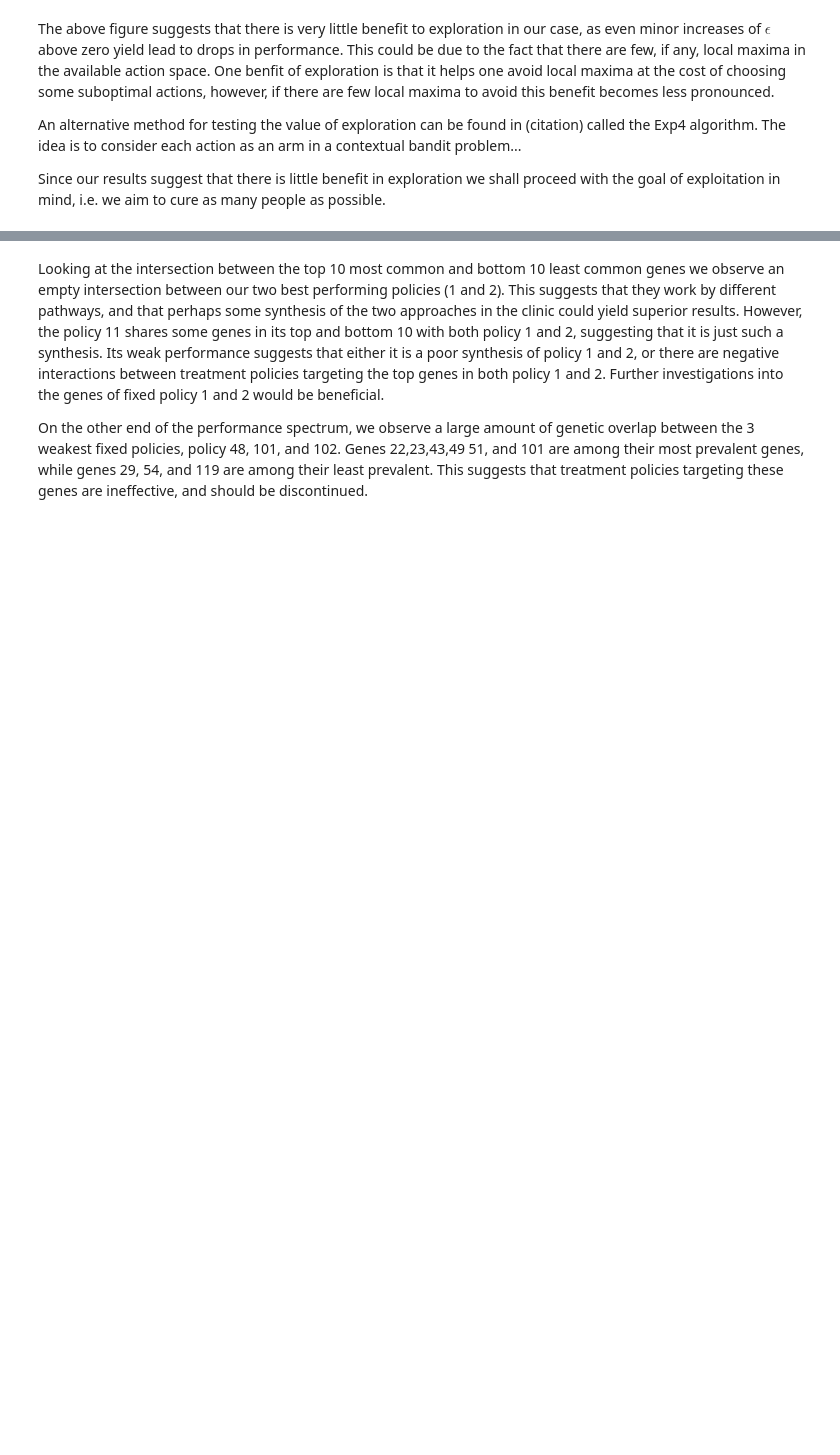
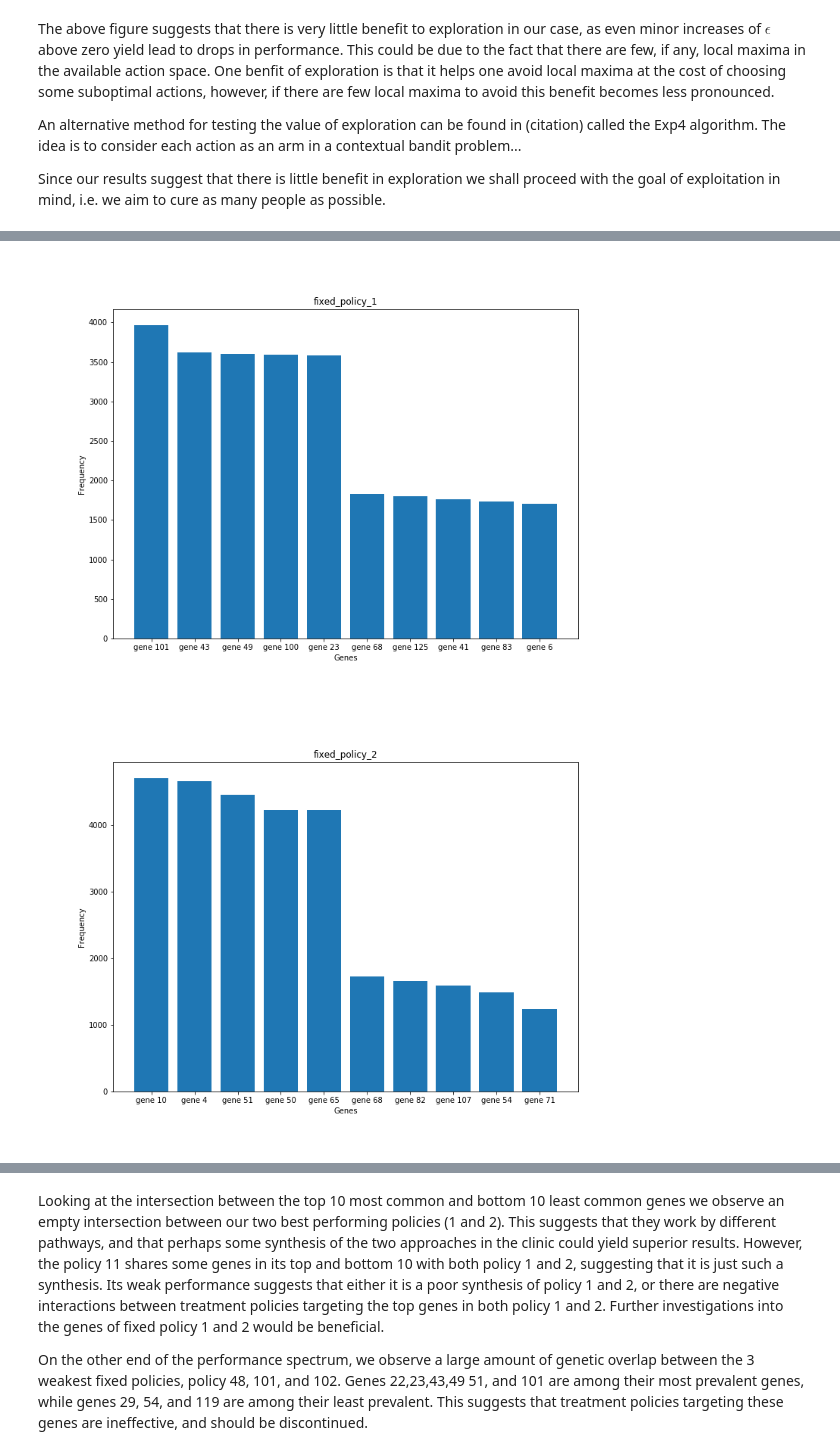
Before and after one commit to chriklev/ml-society-science, a Jupyter notebook: src/project-2/Project2_INSTK5000_master.ipynb, the cells around one changed output, grey strips where cells are left out. Saved outputs shown, nothing was run; the diff lists cells and outputs as text; code cells hidden in the pictures; blank space fills up the shorter version.

```diff
--- a/src/project-2/Project2_INSTK5000_master.ipynb
+++ b/src/project-2/Project2_INSTK5000_master.ipynb
@@ -1174,2 +1174,9 @@ From our findings we observe that two policies performed particularly well. The
 
 Filtering our data on the observations for which $y=1$, we observe that certain genes feature far more strongly in successful outcomes for actions. We observe that some of the prevalent genes found in part 1 for policy 1 are also common on the online case. For policies 1 and 2, the most common genes outnumber the least common genes 2 to 1, while for the other policies the difference is far more extreme, as can be seen in the below figure.
+# %%
+display(Image(filename="img/gene_frequencyfixed_policy_1.png", width = 600))
+display(Image(filename="img/gene_frequencyfixed_policy_2.png", width = 600))
+display(Image(filename="img/gene_frequencyfixed_policy_85.png", width = 600))
+# %% [output]
+[figure, added]
+[figure, added]
```
Also changed, not shown: parts of 9 cells of this notebook, 17 other files.
